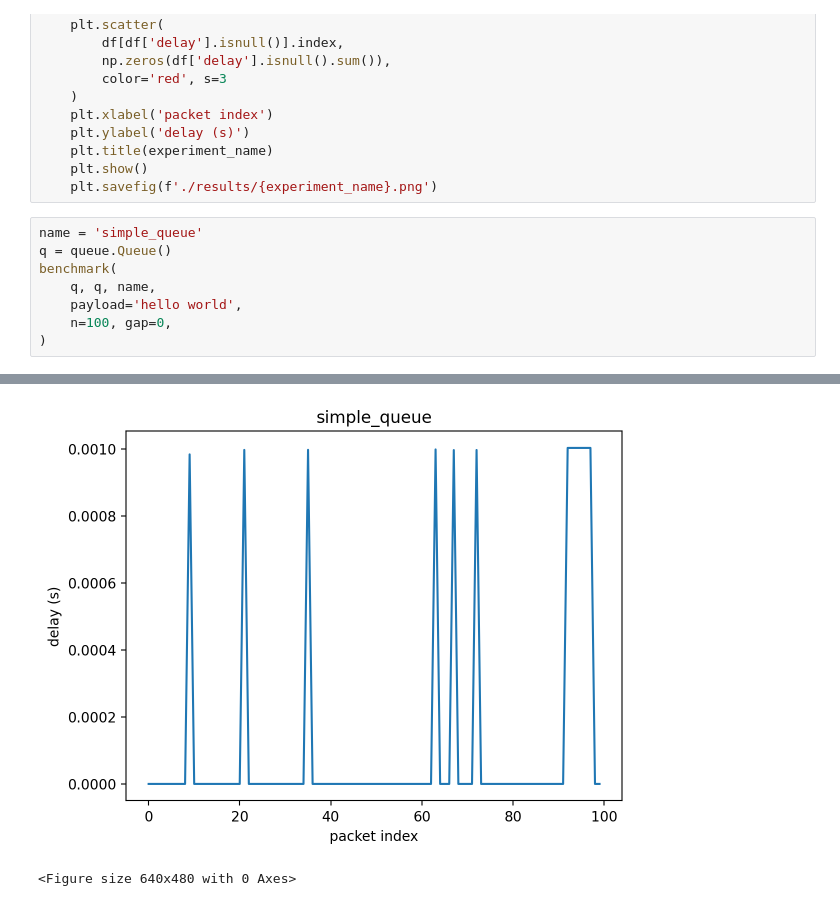
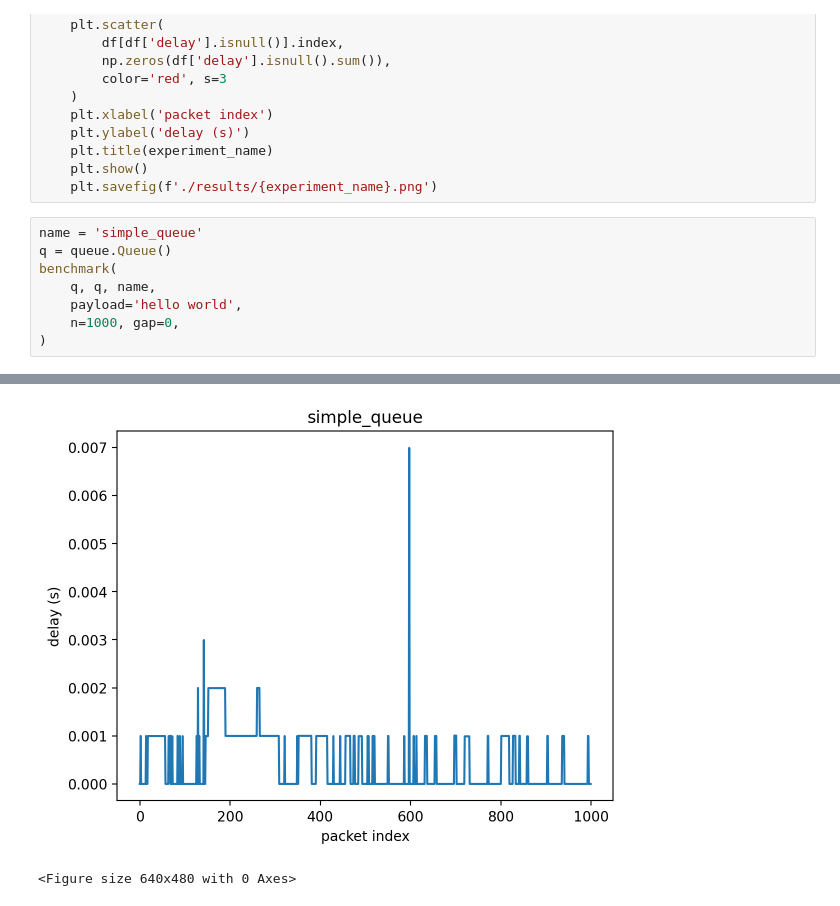
Before and after one commit to yuhangzheng94/masque-linux, a Jupyter notebook: experiment.ipynb, the cells around one changed output, grey strips where cells are left out. Saved outputs shown, nothing was run; the diff lists cells and outputs as text.

```diff
--- a/experiment.ipynb
+++ b/experiment.ipynb
@@ -120,6 +122,6 @@ q = queue.Queue()
 benchmark(
     q, q, name,
     payload='hello world',
-    n=100, gap=0,
+    n=1000, gap=0,
 )
 # %% [output]
@@ -127,4 +129,4 @@ sending 100 packets with gap 0 took 0.0 seconds
-[figure, old version]
+[figure, new version]
 <Figure size 640x480 with 0 Axes>
 # %%
 name = 'direct udp'
```
Also changed, not shown: parts of 6 cells of this notebook, 7 other files.
